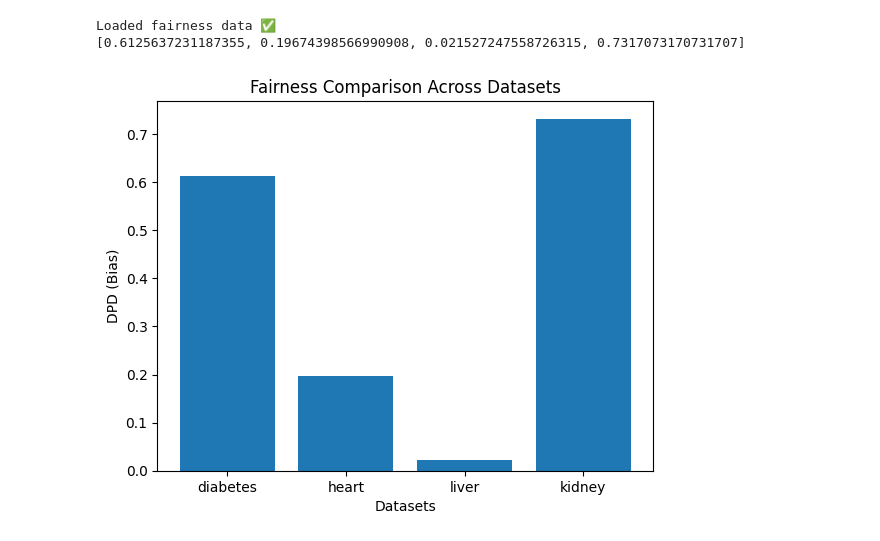
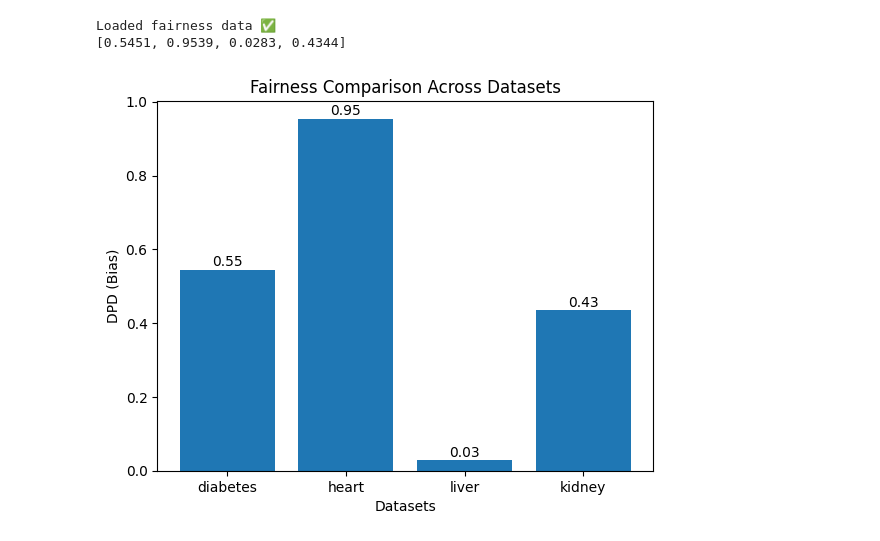
Before and after one commit to nemaa24/MediSight-AI, a Jupyter notebook: notebooks/05_visualization.ipynb, the cells around one changed output. Drawn from its saved outputs; the diff is of its cells as text; code cells hidden in the pictures.

```diff
--- a/notebooks/05_visualization.ipynb
+++ b/notebooks/05_visualization.ipynb
@@ -4,27 +1,32 @@ import matplotlib.pyplot as plt
 # %%
+import json
+import matplotlib.pyplot as plt
+
 datasets = ["diabetes", "heart", "liver", "kidney"]
 
 dpd_values = []
 
 for name in datasets:
     with open(f"../fairness/{name}_fairness.json", "r") as f:
         data = json.load(f)
-        dpd_values.append(data["dpd"])
+        dpd_values.append(data["age_fairness"]["demographic_parity_difference"])
 
 print("Loaded fairness data ✅")
 print(dpd_values)
+
+plt.figure()
+
+plt.bar(datasets, dpd_values)
+
+for i, v in enumerate(dpd_values):
+    plt.text(i, v + 0.01, str(round(v, 2)), ha='center')
+
+plt.xlabel("Datasets")
+plt.ylabel("DPD (Bias)")
+plt.title("Fairness Comparison Across Datasets")
+
+plt.show()
 # %% [output]
 Loaded fairness data ✅
-[0.6125637231187355, 0.19674398566990908, 0.021527247558726315, 0.7317073170731707]
+[0.5451, 0.9539, 0.0283, 0.4344]
+[figure, added]
-# %%
-plt.figure()
-
-plt.bar(datasets, dpd_values)
-
-plt.xlabel("Datasets")
-plt.ylabel("DPD (Bias)")
-plt.title("Fairness Comparison Across Datasets")
-
-plt.show()
-# %% [output]
-[figure, removed]
```
Also changed, not shown: parts of 3 cells of this notebook, 21 other files.
